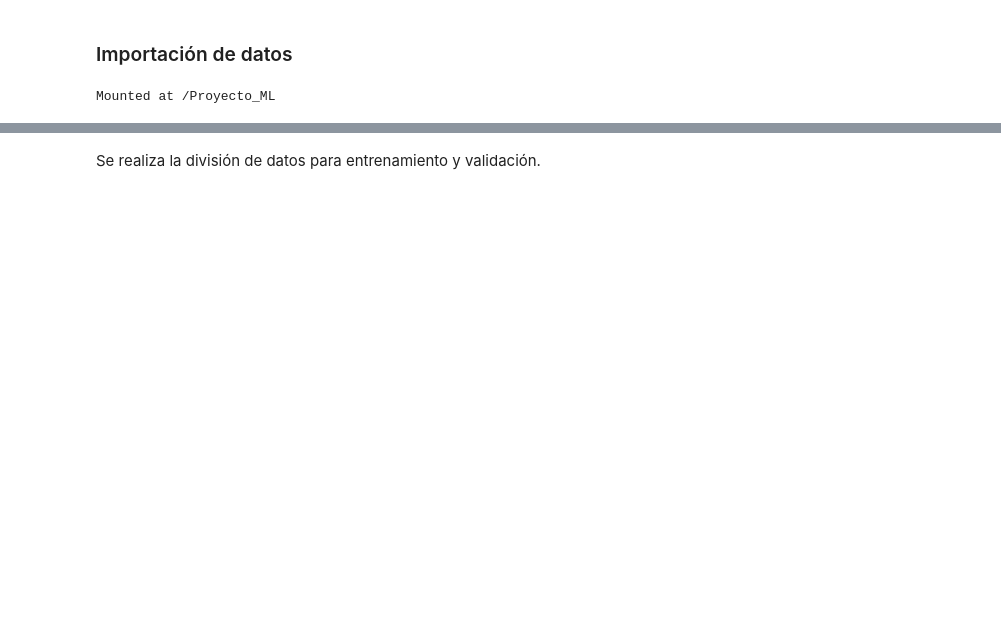
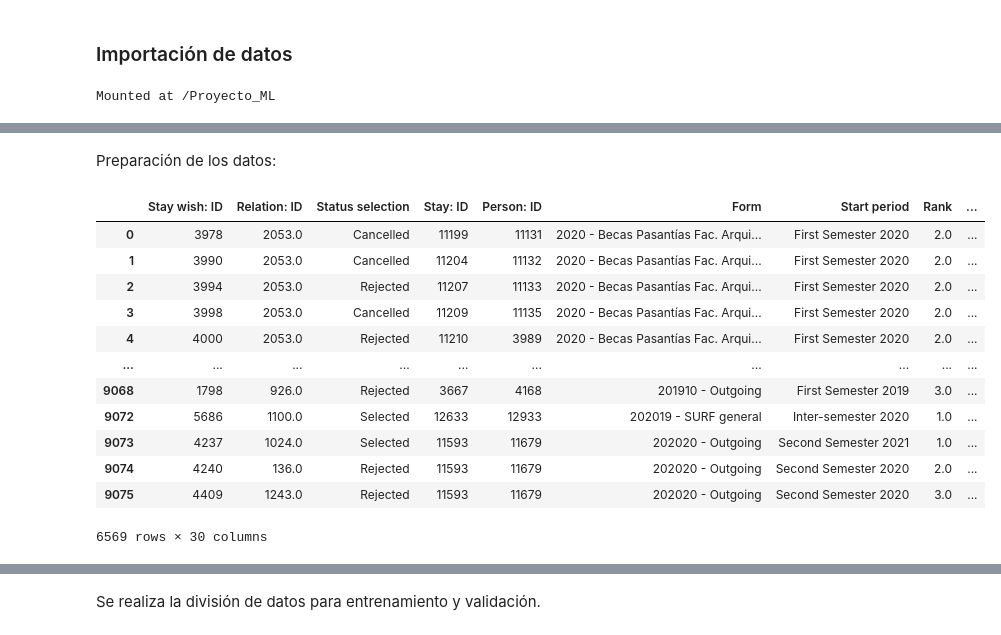
Before and after one commit to devergel/MLCovenios, a Jupyter notebook: Dataset/Proyecto Final ML.ipynb, the cells around one changed output, grey strips where cells are left out. Cells and saved outputs as stored; diff of their text form; code cells hidden in the pictures; blank space fills up the shorter version.

```diff
--- a/Dataset/Proyecto Final ML.ipynb
+++ b/Dataset/Proyecto Final ML.ipynb
@@ -197,7 +198,10 @@ drive.mount('/Proyecto_ML')
 # %% [output]
 Mounted at /Proyecto_ML
 # %%
-url = "/Proyecto_ML/MyDrive/Proyecto ML/AcademicMoveWishesOutgoing (Mon May 16 2022).xlsx"
+url = "/Proyecto_ML/MyDrive/Proyecto ML/z|z|"
+
+#drive.mount('/content/drive')
+#url = "/content/drive/MyDrive/MeComparten/Proyecto ML/AcademicMoveWishesOutgoing.xlsx"
 
 data = pd.read_excel(url)
 data.head()
@@ -251,0 +217,44 @@ data_clean
+# %% [markdown]
+Preparación de los datos:
+# %%
+def lable_mobility(row):
+  if row["Status selection"] == "Selected":
+    return 1
+  elif row["Status selection"] == "Rejected":
+    return 0
+  elif row["Status offer"] == "Offer accepted":
+    return 1
+  elif row["Status offer"] == "Offer rejected":
+    return 1
+  elif row["Status offer"] == "No offer":
+    return 0
+  elif row["Stay: Status"] == "Not accepted":
+    return 0
+  elif row["Stay: Status"] == "Completed":
+    return 1
+  elif row["Stay: Status"] == "Planned":
+    return 1
+  elif row["Stay: Status"] == "Current":
+    return 1
+  else:
+    return -1
+# %%
+lb_make = LabelEncoder()
+data_clean = data
+data_clean['Mobility'] = data_clean.apply (lambda row: lable_mobility(row), axis=1)
+data_clean = data_clean[data_clean['Mobility'] >= 0]
+data_clean
+# %% [output]
+|  | Stay wish: ID | Relation: ID | Status selection | Stay: ID | Person: ID | Form | Start period | Rank | ... |
+| 0 | 3978 | 2053.0 | Cancelled | 11199 | 11131 | 2020 - Becas Pasantías Fac. Arqui... | First Semester 2020 | 2.0 | ... |
+| 1 | 3990 | 2053.0 | Cancelled | 11204 | 11132 | 2020 - Becas Pasantías Fac. Arqui... | First Semester 2020 | 2.0 | ... |
+| 2 | 3994 | 2053.0 | Rejected | 11207 | 11133 | 2020 - Becas Pasantías Fac. Arqui... | First Semester 2020 | 2.0 | ... |
+| 3 | 3998 | 2053.0 | Cancelled | 11209 | 11135 | 2020 - Becas Pasantías Fac. Arqui... | First Semester 2020 | 2.0 | ... |
+| 4 | 4000 | 2053.0 | Rejected | 11210 | 3989 | 2020 - Becas Pasantías Fac. Arqui... | First Semester 2020 | 2.0 | ... |
+| ... | ... | ... | ... | ... | ... | ... | ... | ... | ... |
+| 9068 | 1798 | 926.0 | Rejected | 3667 | 4168 | 201910 - Outgoing | First Semester 2019 | 3.0 | ... |
+| 9072 | 5686 | 1100.0 | Selected | 12633 | 12933 | 202019 - SURF general | Inter-semester 2020 | 1.0 | ... |
+| 9073 | 4237 | 1024.0 | Selected | 11593 | 11679 | 202020 - Outgoing | Second Semester 2021 | 1.0 | ... |
+| 9074 | 4240 | 136.0 | Rejected | 11593 | 11679 | 202020 - Outgoing | Second Semester 2020 | 2.0 | ... |
+| 9075 | 4409 | 1243.0 | Rejected | 11593 | 11679 | 202020 - Outgoing | Second Semester 2020 | 3.0 | ... |
+6569 rows × 30 columns
```
Also changed, not shown: parts of 62 cells of this notebook, 6 other files.
